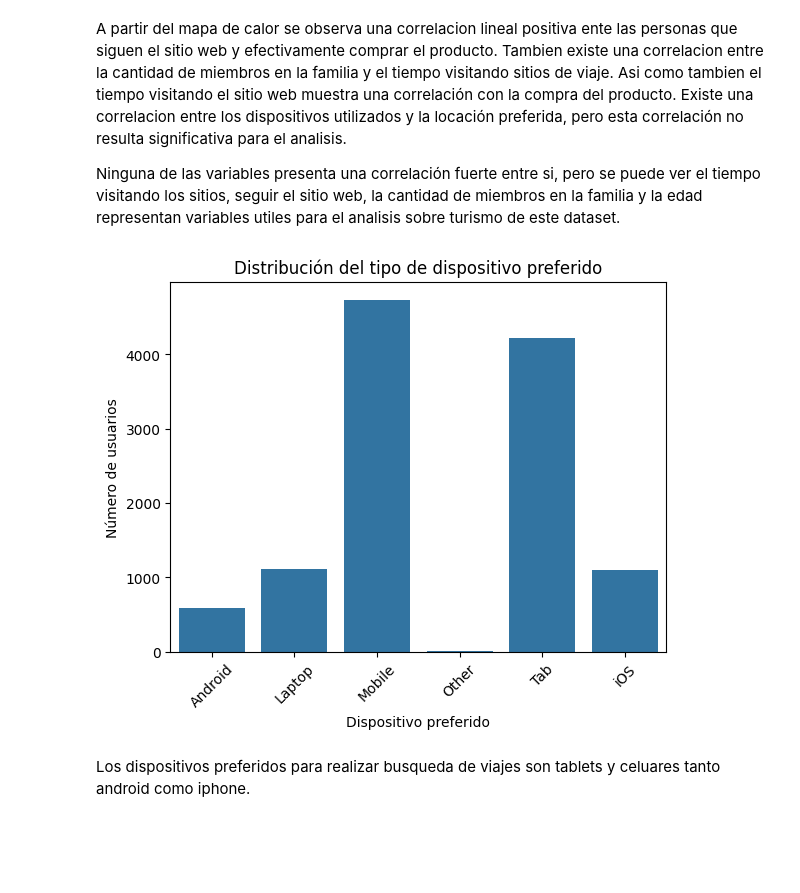
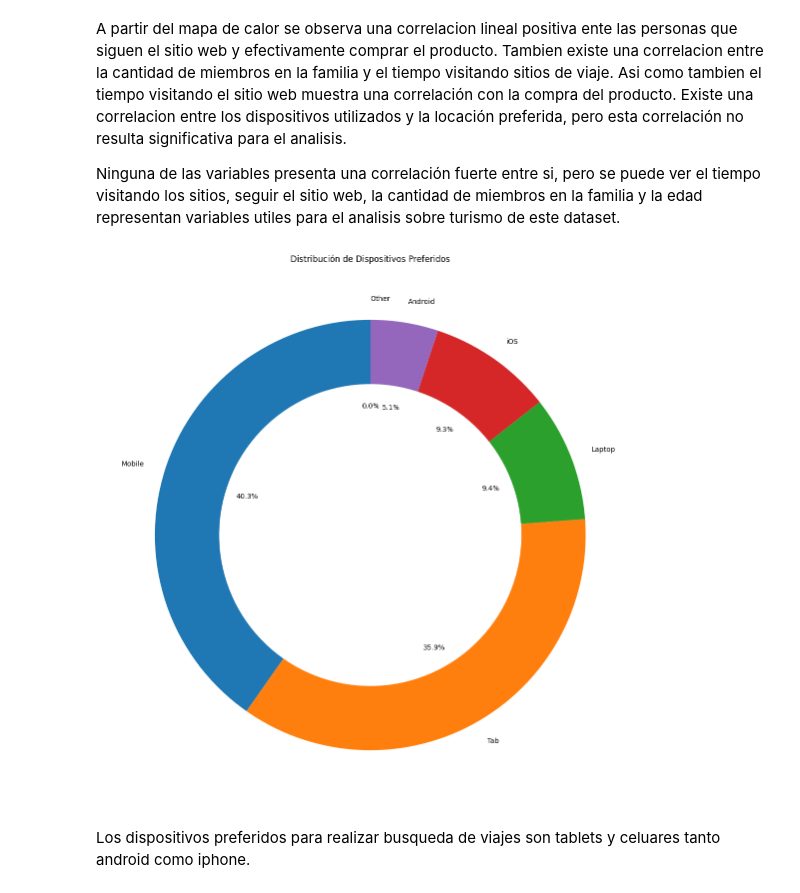
Before and after one commit to melirandazzo/trabajo_ciencia_datos, a Jupyter notebook: Actualizado_actividad_practica_APIs-Melina_Randazzo.ipynb, the cells around one changed output. Drawn from its saved outputs; the diff is of its cells as text; code cells hidden in the pictures; blank space fills up the shorter version.

```diff
--- a/Actualizado_actividad_practica_APIs-Melina_Randazzo.ipynb
+++ b/Actualizado_actividad_practica_APIs-Melina_Randazzo.ipynb
@@ -352,15 +364,24 @@ Tambien existe una correlacion entre la cantidad de miembros en la familia y el
 Existe una correlacion entre los dispositivos utilizados y la locación preferida, pero esta correlación no resulta significativa para el analisis.
 
 Ninguna de las variables presenta una correlación fuerte entre si, pero se puede ver el tiempo visitando los sitios, seguir el sitio web, la cantidad de miembros en la familia y la edad representan variables utiles para el analisis sobre turismo de este dataset.
-# %%
-#Crear gráfica de barras para ver los dispositivos preferidos
-sns.countplot(x='preferred_device', data=df)
-plt.title('Distribución del tipo de dispositivo preferido')
-plt.xlabel('Dispositivo preferido')
-plt.ylabel('Número de usuarios')
-plt.xticks(rotation=45)
-plt.show()
-# %% [output]
-[figure, removed]
+# %%
+#Crear pieplot utilizando la columna preferred_device
+
+import matplotlib.pyplot as plt
+
+# Crear el pie plot
+plt.figure(figsize=(14, 14))
+df['preferred_device'].value_counts().plot(kind='pie', autopct='%1.1f%%', startangle=90)
+
+# círculo blanco en el centro
+my_circle=plt.Circle( (0,0), 0.7, color='white')
+p=plt.gcf()
+p.gca().add_artist(my_circle)
+
+plt.title('Distribución de Dispositivos Preferidos')
+plt.ylabel('')
+plt.show()
+# %% [output]
+[figure, added]
 # %% [markdown]
 Los dispositivos preferidos para realizar busqueda de viajes son tablets y celuares tanto android como iphone.
```
Also changed, not shown: parts of 10 cells of this notebook.
